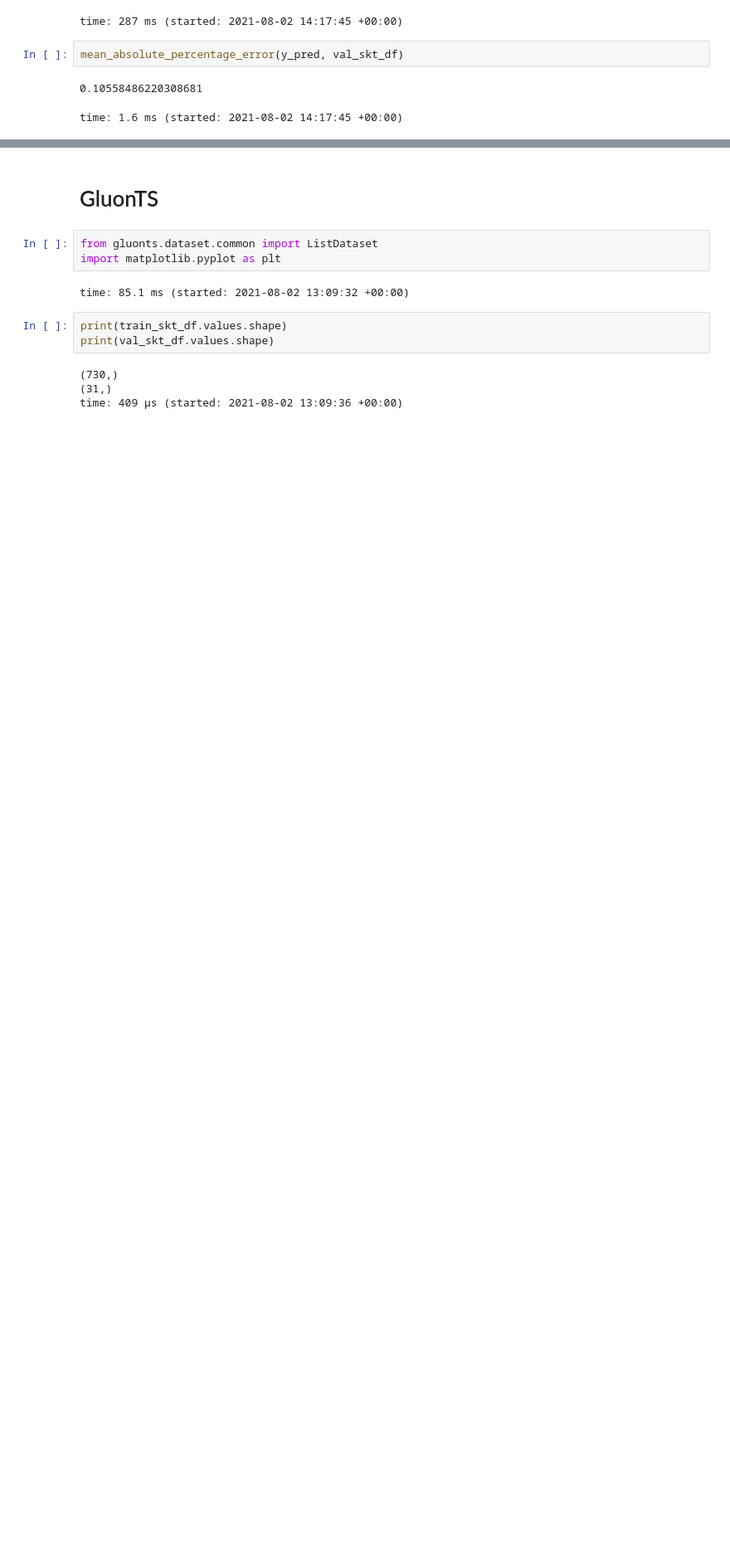
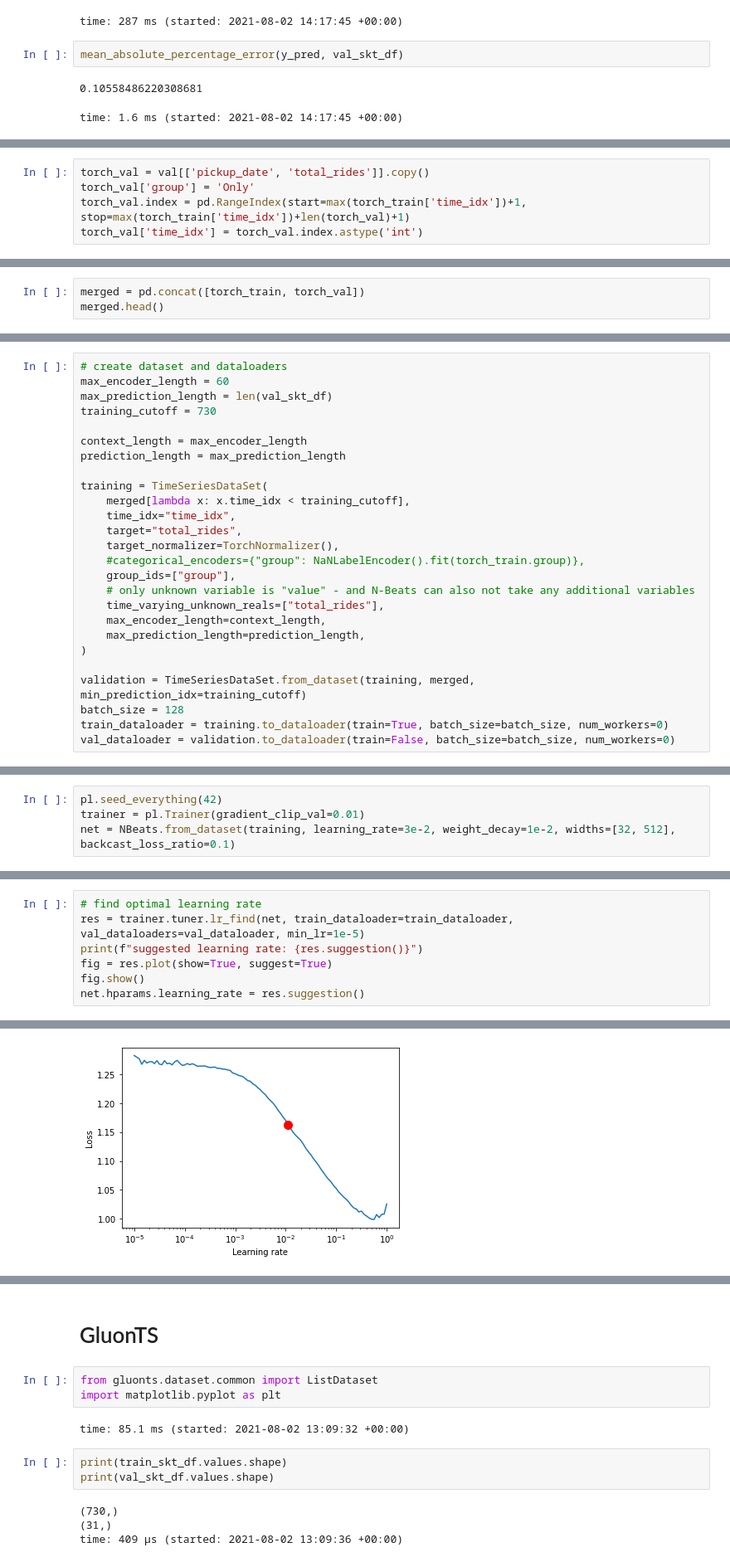
Before and after one commit to Data-drone/timeseries_mlflow, a Jupyter notebook: TimeSeries Forecast.ipynb, the cells around one changed output, grey strips where cells are left out. Shown: that part at 83% size. Drawn from its saved outputs; the diff is of its cells as text; blank space fills up the shorter version.

```diff
--- a/TimeSeries Forecast.ipynb
+++ b/TimeSeries Forecast.ipynb
@@ -498,0 +524,5 @@ time: 1.6 ms (started: 2021-08-02 14:17:45 +00:00)
+# %%
+torch_val = val[['pickup_date', 'total_rides']].copy()
+torch_val['group'] = 'Only'
+torch_val.index = pd.RangeIndex(start=max(torch_train['time_idx'])+1, stop=max(torch_train['time_idx'])+len(torch_val)+1)
+torch_val['time_idx'] = torch_val.index.astype('int')
@@ -498,0 +531,3 @@ time: 1.6 ms (started: 2021-08-02 14:17:45 +00:00)
+# %%
+merged = pd.concat([torch_train, torch_val])
+merged.head()
@@ -498,0 +549,26 @@ time: 1.6 ms (started: 2021-08-02 14:17:45 +00:00)
+# %%
+# create dataset and dataloaders
+max_encoder_length = 60
+max_prediction_length = len(val_skt_df)
+training_cutoff = 730
+
+context_length = max_encoder_length
+prediction_length = max_prediction_length
+
+training = TimeSeriesDataSet(
+    merged[lambda x: x.time_idx < training_cutoff],
+    time_idx="time_idx",
+    target="total_rides",
+    target_normalizer=TorchNormalizer(),
+    #categorical_encoders={"group": NaNLabelEncoder().fit(torch_train.group)},
+    group_ids=["group"],
+    # only unknown variable is "value" - and N-Beats can also not take any additional variables
+    time_varying_unknown_reals=["total_rides"],
+    max_encoder_length=context_length,
+    max_prediction_length=prediction_length,
+)
+
+validation = TimeSeriesDataSet.from_dataset(training, merged, min_prediction_idx=training_cutoff)
+batch_size = 128
+train_dataloader = training.to_dataloader(train=True, batch_size=batch_size, num_workers=0)
+val_dataloader = validation.to_dataloader(train=False, batch_size=batch_size, num_workers=0)
@@ -498,0 +582,4 @@ time: 1.6 ms (started: 2021-08-02 14:17:45 +00:00)
+# %%
+pl.seed_everything(42)
+trainer = pl.Trainer(gradient_clip_val=0.01)
+net = NBeats.from_dataset(training, learning_rate=3e-2, weight_decay=1e-2, widths=[32, 512], backcast_loss_ratio=0.1)
@@ -498,0 +592,8 @@ time: 1.6 ms (started: 2021-08-02 14:17:45 +00:00)
+# %%
+# find optimal learning rate
+res = trainer.tuner.lr_find(net, train_dataloader=train_dataloader, val_dataloaders=val_dataloader, min_lr=1e-5)
+print(f"suggested learning rate: {res.suggestion()}")
+fig = res.plot(show=True, suggest=True)
+fig.show()
+net.hparams.learning_rate = res.suggestion()
+# %% [output]
@@ -498,0 +643 @@ time: 1.6 ms (started: 2021-08-02 14:17:45 +00:00)
+[figure, added]
```
Also changed, not shown: parts of 18 cells of this notebook.
